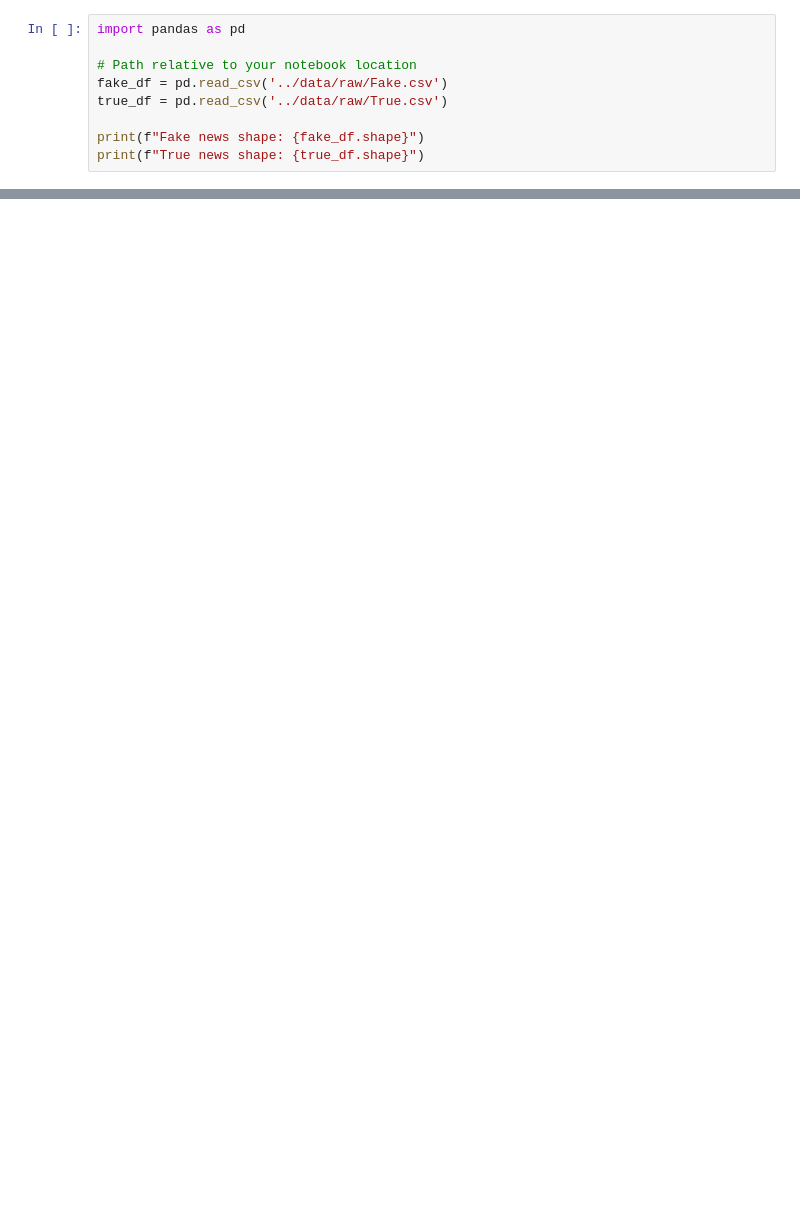
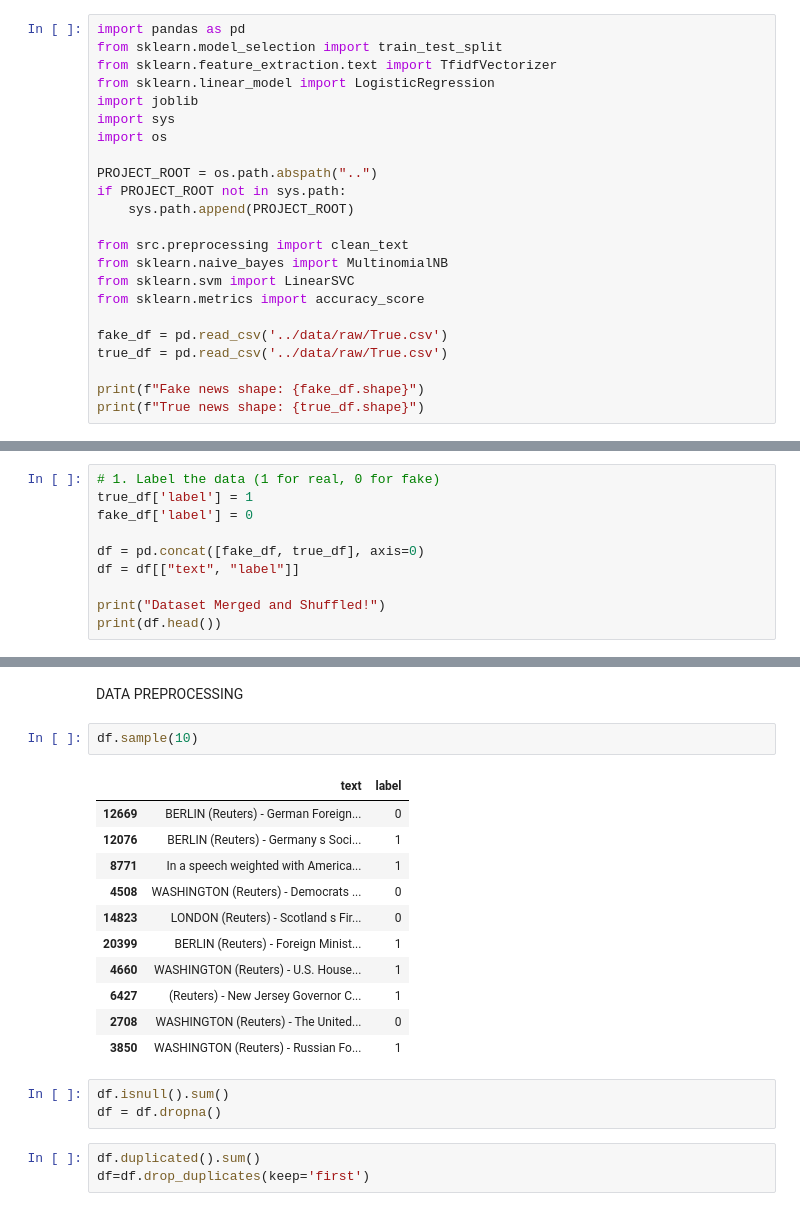
Before and after one commit to RashmiKumari13/FakeNewsDetection, a Jupyter notebook: notebooks/EDA_and_Model_Training.ipynb, the cells around one changed output, grey strips where cells are left out. Drawn from its saved outputs; the diff is of its cells as text; blank space fills up the shorter version.

```diff
--- a/notebooks/EDA_and_Model_Training.ipynb
+++ b/notebooks/EDA_and_Model_Training.ipynb
@@ -1,8 +1,22 @@
 # %%
 import pandas as pd
+from sklearn.model_selection import train_test_split
+from sklearn.feature_extraction.text import TfidfVectorizer
+from sklearn.linear_model import LogisticRegression
+import joblib
+import sys
+import os
 
-# Path relative to your notebook location
-fake_df = pd.read_csv('../data/raw/Fake.csv')
+PROJECT_ROOT = os.path.abspath("..")
+if PROJECT_ROOT not in sys.path:
+    sys.path.append(PROJECT_ROOT)
+
+from src.preprocessing import clean_text
+from sklearn.naive_bayes import MultinomialNB
+from sklearn.svm import LinearSVC
+from sklearn.metrics import accuracy_score
+
+fake_df = pd.read_csv('../data/raw/True.csv')
 true_df = pd.read_csv('../data/raw/True.csv')
 
 print(f"Fake news shape: {fake_df.shape}")
@@ -12,0 +119,10 @@ True news shape: (21417, 4)
+# %%
+# 1. Label the data (1 for real, 0 for fake)
+true_df['label'] = 1
+fake_df['label'] = 0
+
+df = pd.concat([fake_df, true_df], axis=0)
+df = df[["text", "label"]]
+
+print("Dataset Merged and Shuffled!")
+print(df.head())
@@ -12,0 +149,22 @@ True news shape: (21417, 4)
+# %% [markdown]
+DATA PREPROCESSING
+# %%
+df.sample(10)
+# %% [output]
+|  | text | label |
+| 12669 | BERLIN (Reuters) - German Foreign... | 0 |
+| 12076 | BERLIN (Reuters) - Germany s Soci... | 1 |
+| 8771 | In a speech weighted with America... | 1 |
+| 4508 | WASHINGTON (Reuters) - Democrats ... | 0 |
+| 14823 | LONDON (Reuters) - Scotland s Fir... | 0 |
+| 20399 | BERLIN (Reuters) - Foreign Minist... | 1 |
+| 4660 | WASHINGTON (Reuters) - U.S. House... | 1 |
+| 6427 | (Reuters) - New Jersey Governor C... | 1 |
+| 2708 | WASHINGTON (Reuters) - The United... | 0 |
+| 3850 | WASHINGTON (Reuters) - Russian Fo... | 1 |
+# %%
+df.isnull().sum()
+df = df.dropna()
+# %%
+df.duplicated().sum()
+df=df.drop_duplicates(keep='first')
```
Also changed, not shown: parts of 25 cells of this notebook, 8 other files.
